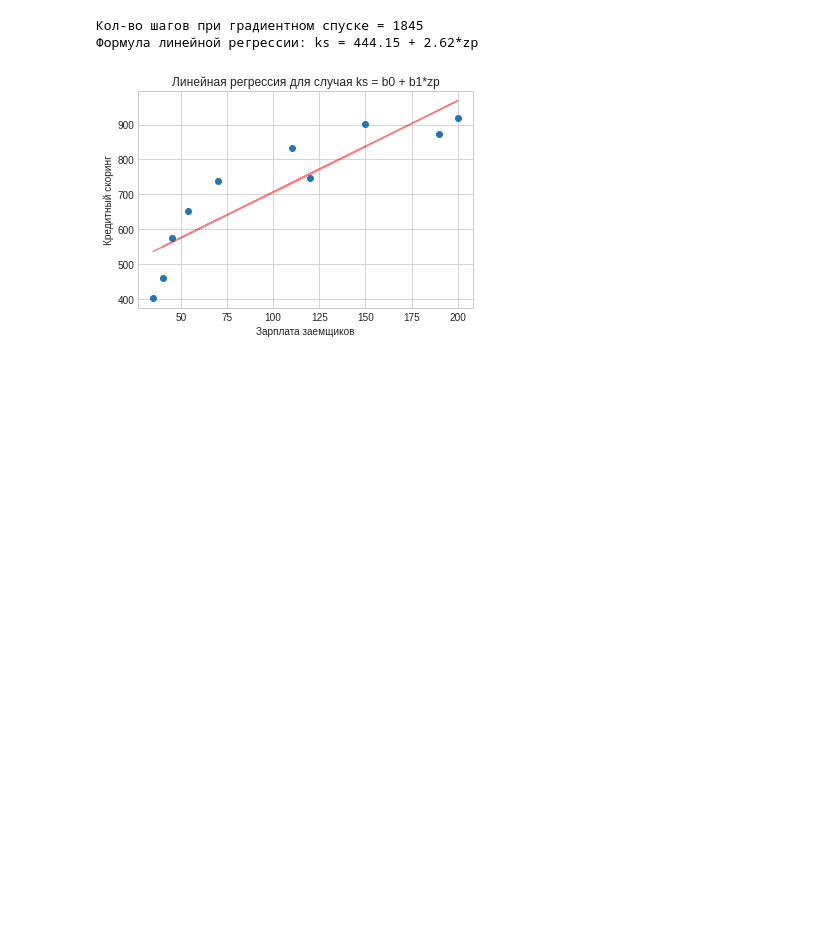
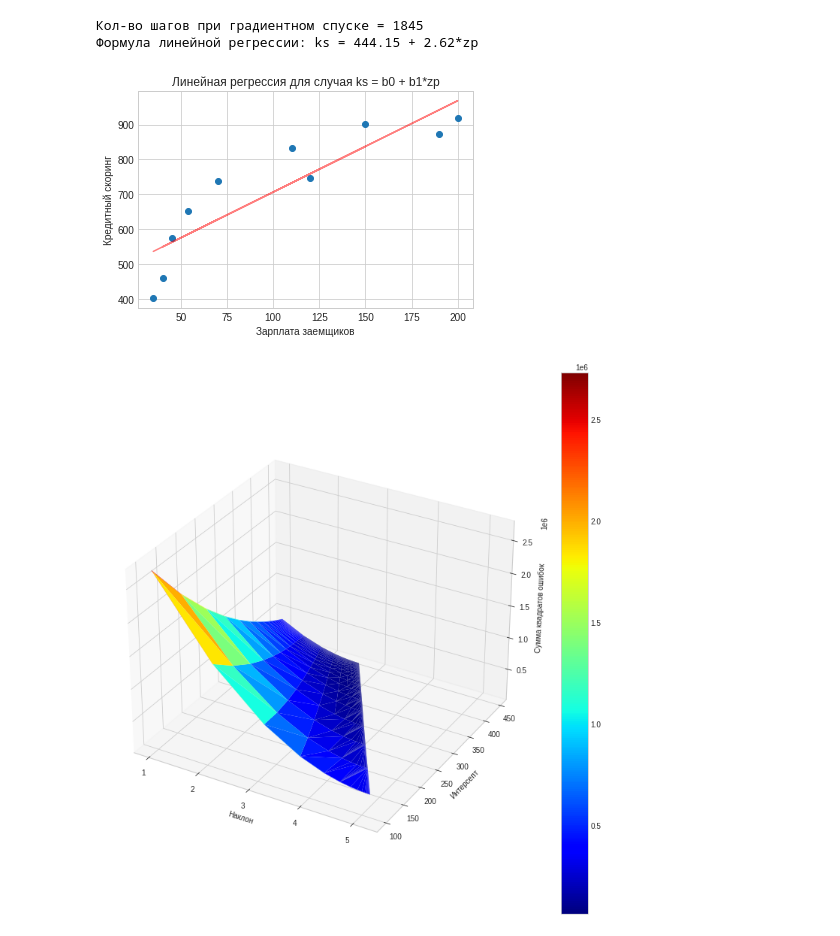
Before and after one commit to AlekseyGur/Education, a Jupyter notebook: Statistics/lesson_7/lesson_7.ipynb, the cells around one changed output. Cells and saved outputs as stored; diff of their text form; code cells hidden in the pictures; blank space fills up the shorter version.

```diff
--- a/Statistics/lesson_7/lesson_7.ipynb
+++ b/Statistics/lesson_7/lesson_7.ipynb
@@ -256,3 +256,18 @@ plt.show()
 Кол-во шагов при градиентном спуске = 1845
 Формула линейной регрессии: ks = 444.15 + 2.62*zp
 [figure]
+# %%
+from mpl_toolkits.mplot3d import Axes3D
+from matplotlib import cm
+
+fig = plt.figure(figsize=(10, 10))
+ax = Axes3D(fig, auto_add_to_figure=False)
+fig.add_axes(ax)
+surf = ax.plot_trisurf(b1_plot, b0_plot, k_plot, cmap=cm.jet)
+fig.colorbar(surf, shrink=0.5)
+ax.set_xlabel('Наклон')
+ax.set_ylabel('Интерсепт')
+ax.set_zlabel('Сумма квадратов ошибок')
+plt.show()
+# %% [output]
+[figure, added]
```
Also changed, not shown: parts of 1 cell of this notebook.
